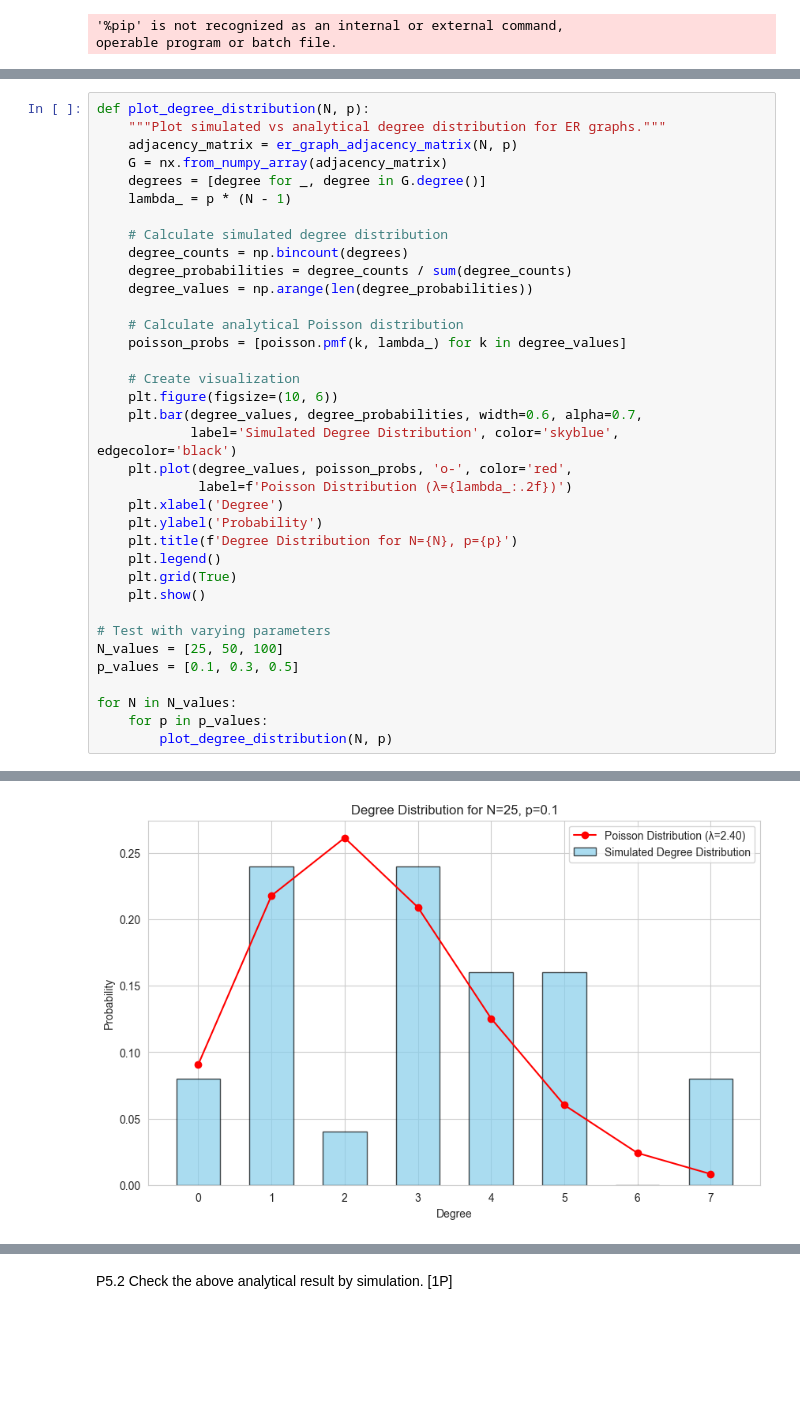
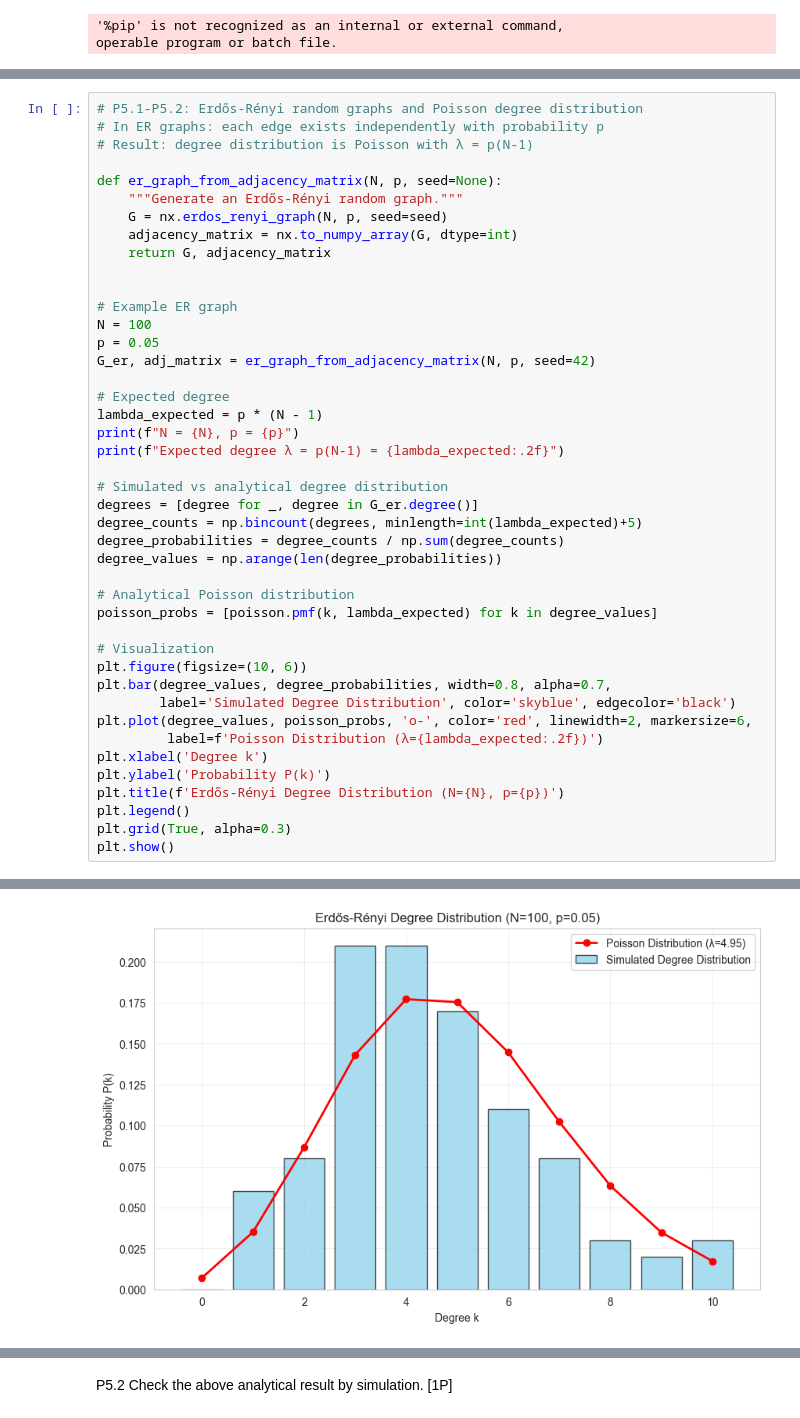
Before and after one commit to bmajosek/SNARS, a Jupyter notebook: p5/p5.ipynb, the cells around one changed output, grey strips where cells are left out. Drawn from its saved outputs; the diff is of its cells as text; blank space fills up the shorter version.

```diff
--- a/p5/p5.ipynb
+++ b/p5/p5.ipynb
@@ -110,37 +28,44 @@ Expected degree: 7.5
 # %%
-def plot_degree_distribution(N, p):
-    """Plot simulated vs analytical degree distribution for ER graphs."""
-    adjacency_matrix = er_graph_adjacency_matrix(N, p)
-    G = nx.from_numpy_array(adjacency_matrix)
-    degrees = [degree for _, degree in G.degree()]
-    lambda_ = p * (N - 1)
+# P5.1-P5.2: Erdős-Rényi random graphs and Poisson degree distribution
+# In ER graphs: each edge exists independently with probability p
+# Result: degree distribution is Poisson with λ = p(N-1)
 
-    # Calculate simulated degree distribution
-    degree_counts = np.bincount(degrees)
-    degree_probabilities = degree_counts / sum(degree_counts)
-    degree_values = np.arange(len(degree_probabilities))
+def er_graph_from_adjacency_matrix(N, p, seed=None):
+    """Generate an Erdős-Rényi random graph."""
+    G = nx.erdos_renyi_graph(N, p, seed=seed)
+    adjacency_matrix = nx.to_numpy_array(G, dtype=int)
+    return G, adjacency_matrix
 
-    # Calculate analytical Poisson distribution
-    poisson_probs = [poisson.pmf(k, lambda_) for k in degree_values]
 
-    # Create visualization
-    plt.figure(figsize=(10, 6))
-    plt.bar(degree_values, degree_probabilities, width=0.6, alpha=0.7,
-            label='Simulated Degree Distribution', color='skyblue', edgecolor='black')
-    plt.plot(degree_values, poisson_probs, 'o-', color='red',
-             label=f'Poisson Distribution (λ={lambda_:.2f})')
-    plt.xlabel('Degree')
-    plt.ylabel('Probability')
-    plt.title(f'Degree Distribution for N={N}, p={p}')
-    plt.legend()
-    plt.grid(True)
-    plt.show()
+# Example ER graph
+N = 100
+p = 0.05
+G_er, adj_matrix = er_graph_from_adjacency_matrix(N, p, seed=42)
 
-# Test with varying parameters
-N_values = [25, 50, 100]
-p_values = [0.1, 0.3, 0.5]
+# Expected degree
+lambda_expected = p * (N - 1)
+print(f"N = {N}, p = {p}")
+print(f"Expected degree λ = p(N-1) = {lambda_expected:.2f}")
 
-for N in N_values:
-    for p in p_values:
-        plot_degree_distribution(N, p)
+# Simulated vs analytical degree distribution
+degrees = [degree for _, degree in G_er.degree()]
+degree_counts = np.bincount(degrees, minlength=int(lambda_expected)+5)
+degree_probabilities = degree_counts / np.sum(degree_counts)
+degree_values = np.arange(len(degree_probabilities))
+
+# Analytical Poisson distribution
+poisson_probs = [poisson.pmf(k, lambda_expected) for k in degree_values]
+
+# Visualization
+plt.figure(figsize=(10, 6))
+plt.bar(degree_values, degree_probabilities, width=0.8, alpha=0.7,
+        label='Simulated Degree Distribution', color='skyblue', edgecolor='black')
+plt.plot(degree_values, poisson_probs, 'o-', color='red', linewidth=2, markersize=6,
+         label=f'Poisson Distribution (λ={lambda_expected:.2f})')
+plt.xlabel('Degree k')
+plt.ylabel('Probability P(k)')
+plt.title(f'Erdős-Rényi Degree Distribution (N={N}, p={p})')
+plt.legend()
+plt.grid(True, alpha=0.3)
+plt.show()
 # %% [output]
@@ -147 +74 @@ for N in N_values:
-[figure, old version]
+[figure, new version]
```
Also changed, not shown: parts of 13 cells of this notebook, 2 other files.
